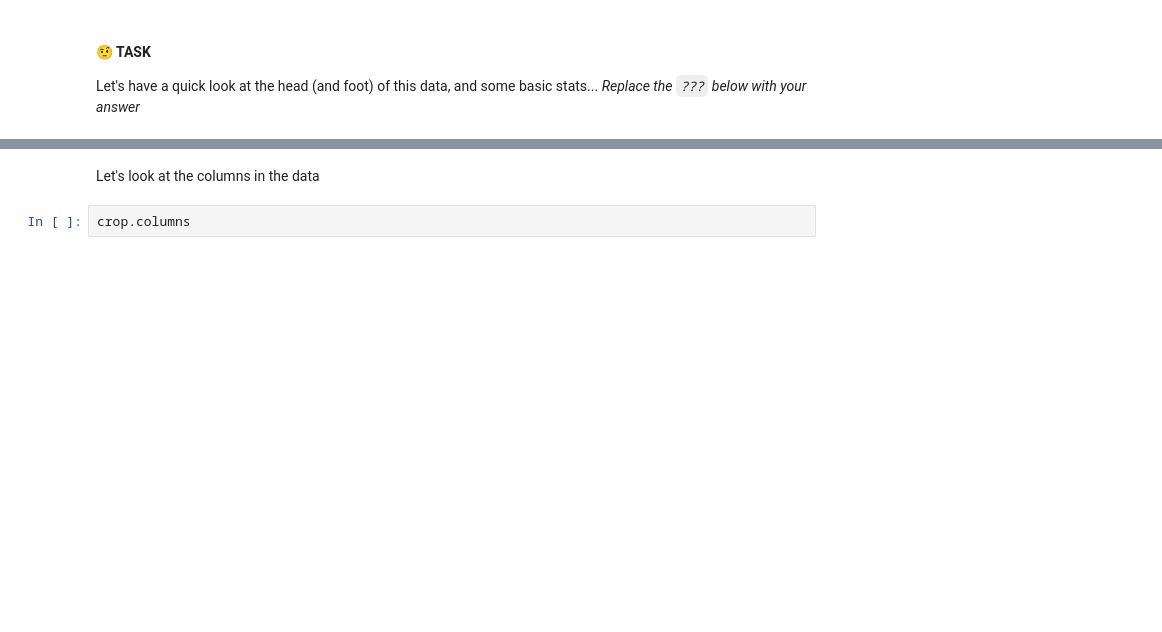
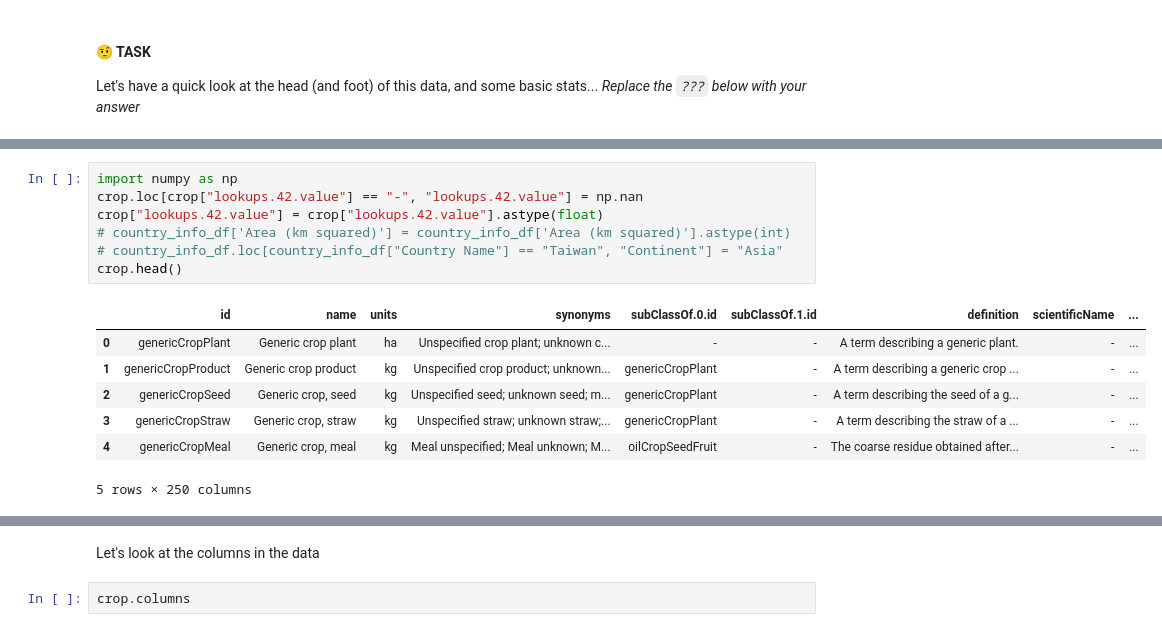
Before and after one commit to benkeel/hestia_python_practicals, a Jupyter notebook: week3/week3_datascience_with_python1.ipynb, the cells around one changed output, grey strips where cells are left out. Cells and saved outputs as stored; diff of their text form; blank space fills up the shorter version.

```diff
--- a/week3/week3_datascience_with_python1.ipynb
+++ b/week3/week3_datascience_with_python1.ipynb
@@ -163,0 +399,15 @@ Let's have a quick look at the head (and foot) of this data, and some basic stat
+# %%
+import numpy as np
+crop.loc[crop["lookups.42.value"] == "-", "lookups.42.value"] = np.nan
+crop["lookups.42.value"] = crop["lookups.42.value"].astype(float)
+# country_info_df['Area (km squared)'] = country_info_df['Area (km squared)'].astype(int)
+# country_info_df.loc[country_info_df["Country Name"] == "Taiwan", "Continent"] = "Asia"
+crop.head()
+# %% [output]
+|  | id | name | units | synonyms | subClassOf.0.id | subClassOf.1.id | definition | scientificName | ... |
+| 0 | genericCropPlant | Generic crop plant | ha | Unspecified crop plant; unknown c... | - | - | A term describing a generic plant. | - | ... |
+| 1 | genericCropProduct | Generic crop product | kg | Unspecified crop product; unknown... | genericCropPlant | - | A term describing a generic crop ... | - | ... |
+| 2 | genericCropSeed | Generic crop, seed | kg | Unspecified seed; unknown seed; m... | genericCropPlant | - | A term describing the seed of a g... | - | ... |
+| 3 | genericCropStraw | Generic crop, straw | kg | Unspecified straw; unknown straw;... | genericCropPlant | - | A term describing the straw of a ... | - | ... |
+| 4 | genericCropMeal | Generic crop, meal | kg | Meal unspecified; Meal unknown; M... | oilCropSeedFruit | - | The coarse residue obtained after... | - | ... |
+5 rows × 250 columns
```
Also changed, not shown: parts of 43 cells of this notebook, 2 other files.
